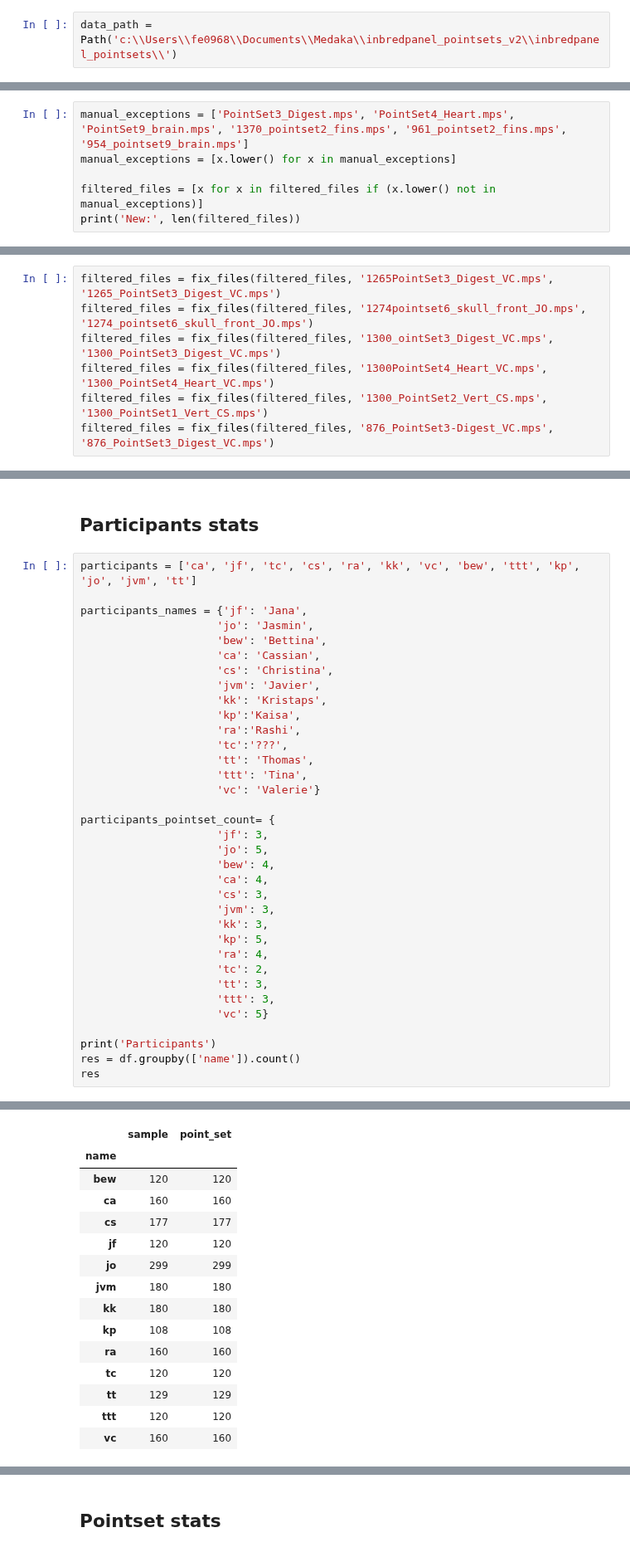
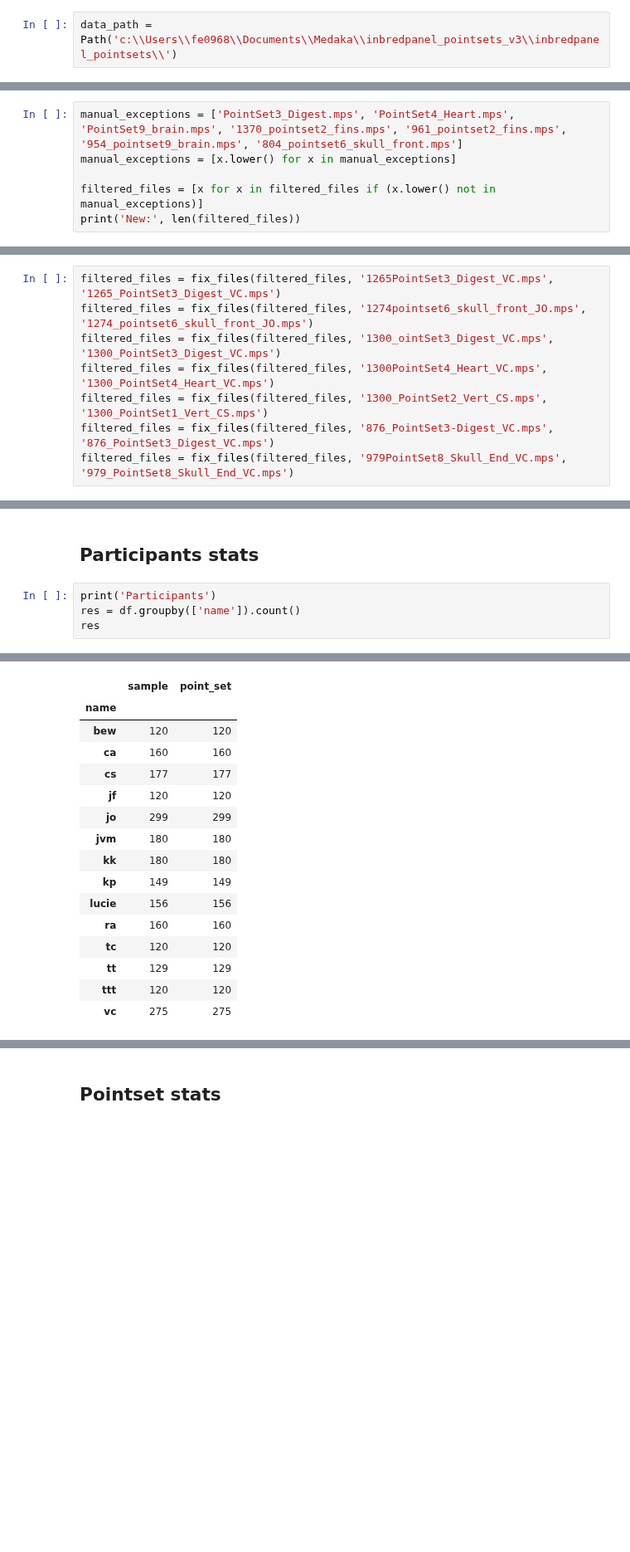
Before and after one commit to axruff/Medaka, a Jupyter notebook: CheckLandmarks.ipynb, the cells around one changed output, grey strips where cells are left out. Shown at 83% size. Cells and saved outputs as stored; diff of their text form; blank space fills up the shorter version.

```diff
--- a/CheckLandmarks.ipynb
+++ b/CheckLandmarks.ipynb
@@ -327,4 +377,4 @@ Skull End
 # %% [markdown]
 ## Testing
 # %%
-data_path = Path('c:\\Users\\fe0968\\Documents\\Medaka\\inbredpanel_pointsets_v2\\inbredpanel_pointsets\\')
+data_path = Path('c:\\Users\\fe0968\\Documents\\Medaka\\inbredpanel_pointsets_v3\\inbredpanel_pointsets\\')
@@ -371,5 +447,5 @@ New: 2039
 # %%
-manual_exceptions = ['PointSet3_Digest.mps', 'PointSet4_Heart.mps', 'PointSet9_brain.mps', '1370_pointset2_fins.mps', '961_pointset2_fins.mps', '954_pointset9_brain.mps']
+manual_exceptions = ['PointSet3_Digest.mps', 'PointSet4_Heart.mps', 'PointSet9_brain.mps', '1370_pointset2_fins.mps', '961_pointset2_fins.mps', '954_pointset9_brain.mps', '804_pointset6_skull_front.mps']
 manual_exceptions = [x.lower() for x in manual_exceptions]
 
 filtered_files = [x for x in filtered_files if (x.lower() not in manual_exceptions)]
@@ -383,6 +459,7 @@ filtered_files = fix_files(filtered_files, '1300_ointSet3_Digest_VC.mps', '1300_
 filtered_files = fix_files(filtered_files, '1300PointSet4_Heart_VC.mps', '1300_PointSet4_Heart_VC.mps')
 filtered_files = fix_files(filtered_files, '1300_PointSet2_Vert_CS.mps', '1300_PointSet1_Vert_CS.mps')
 filtered_files = fix_files(filtered_files, '876_PointSet3-Digest_VC.mps', '876_PointSet3_Digest_VC.mps')
+filtered_files = fix_files(filtered_files, '979PointSet8_Skull_End_VC.mps', '979_PointSet8_Skull_End_VC.mps')
 # %%
 samples = []
 points = []
@@ -478,57 +570,27 @@ df = pd.DataFrame(data)
 # %% [markdown]
 ## Participants stats
 # %%
-participants = ['ca', 'jf', 'tc', 'cs', 'ra', 'kk', 'vc', 'bew', 'ttt', 'kp', 'jo', 'jvm', 'tt']
-
-participants_names = {'jf': 'Jana',
-                     'jo': 'Jasmin',
-                     'bew': 'Bettina',
-                     'ca': 'Cassian',
-                     'cs': 'Christina',
-                     'jvm': 'Javier',
-                     'kk': 'Kristaps',
-                     'kp':'Kaisa',
-                     'ra':'Rashi',
-                     'tc':'???',
-                     'tt': 'Thomas',
-                     'ttt': 'Tina',
-                     'vc': 'Valerie'}
-
-participants_pointset_count= {
-                     'jf': 3,
-                     'jo': 5,
-                     'bew': 4,
-                     'ca': 4,
-                     'cs': 3,
-                     'jvm': 3,
-                     'kk': 3,
-                     'kp': 5,
-                     'ra': 4,
-                     'tc': 2,
-                     'tt': 3,
-                     'ttt': 3,
-                     'vc': 5}
-
 print('Participants')
 res = df.groupby(['name']).count()
 res
 # %% [output]
 Participants
 |  | sample | point_set |
 | name |  |  |
 | bew | 120 | 120 |
 | ca | 160 | 160 |
 | cs | 177 | 177 |
 | jf | 120 | 120 |
 | jo | 299 | 299 |
 | jvm | 180 | 180 |
 | kk | 180 | 180 |
-| kp | 108 | 108 |
+| kp | 149 | 149 |
+| lucie | 156 | 156 |
 | ra | 160 | 160 |
 | tc | 120 | 120 |
 | tt | 129 | 129 |
 | ttt | 120 | 120 |
-| vc | 160 | 160 |
+| vc | 275 | 275 |
 # %%
 print('Current status')
 for name in res.index:
```
Also changed, not shown: parts of 27 cells of this notebook.
